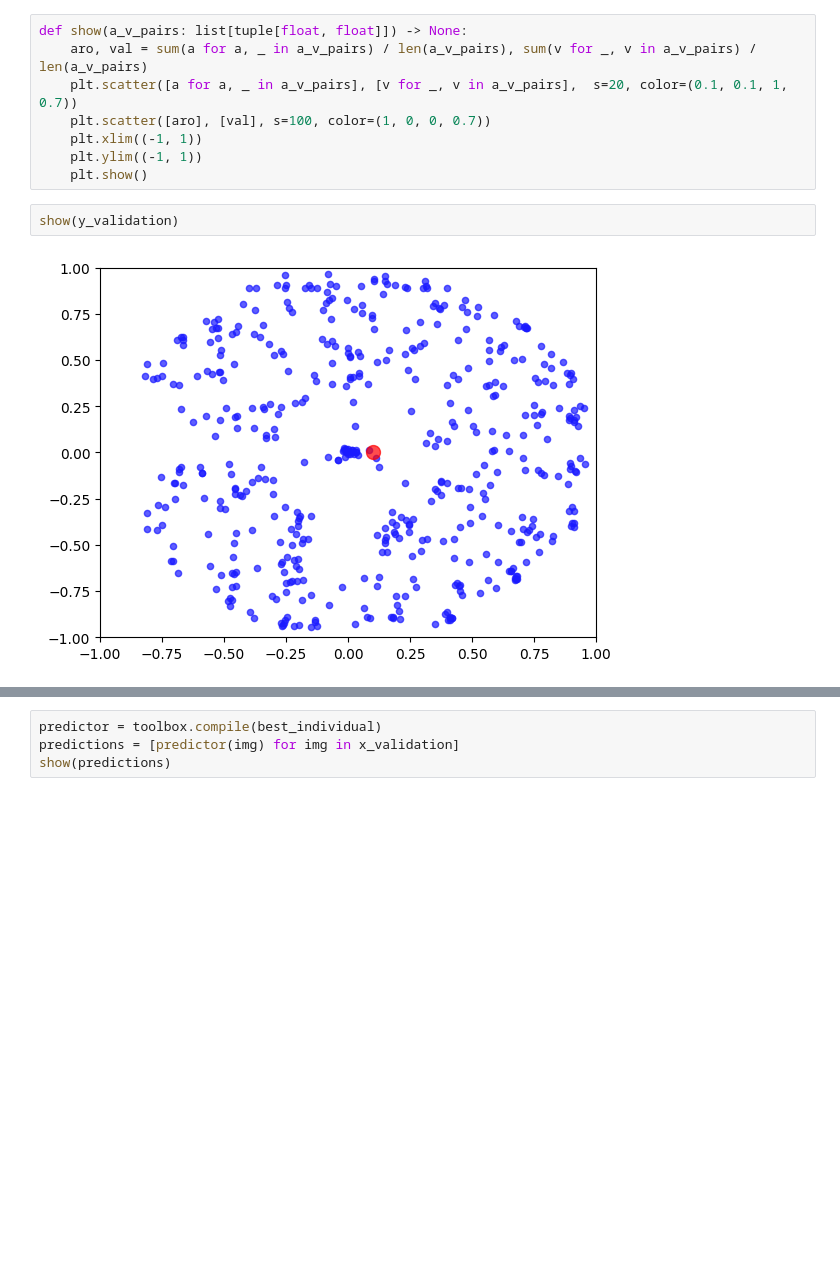
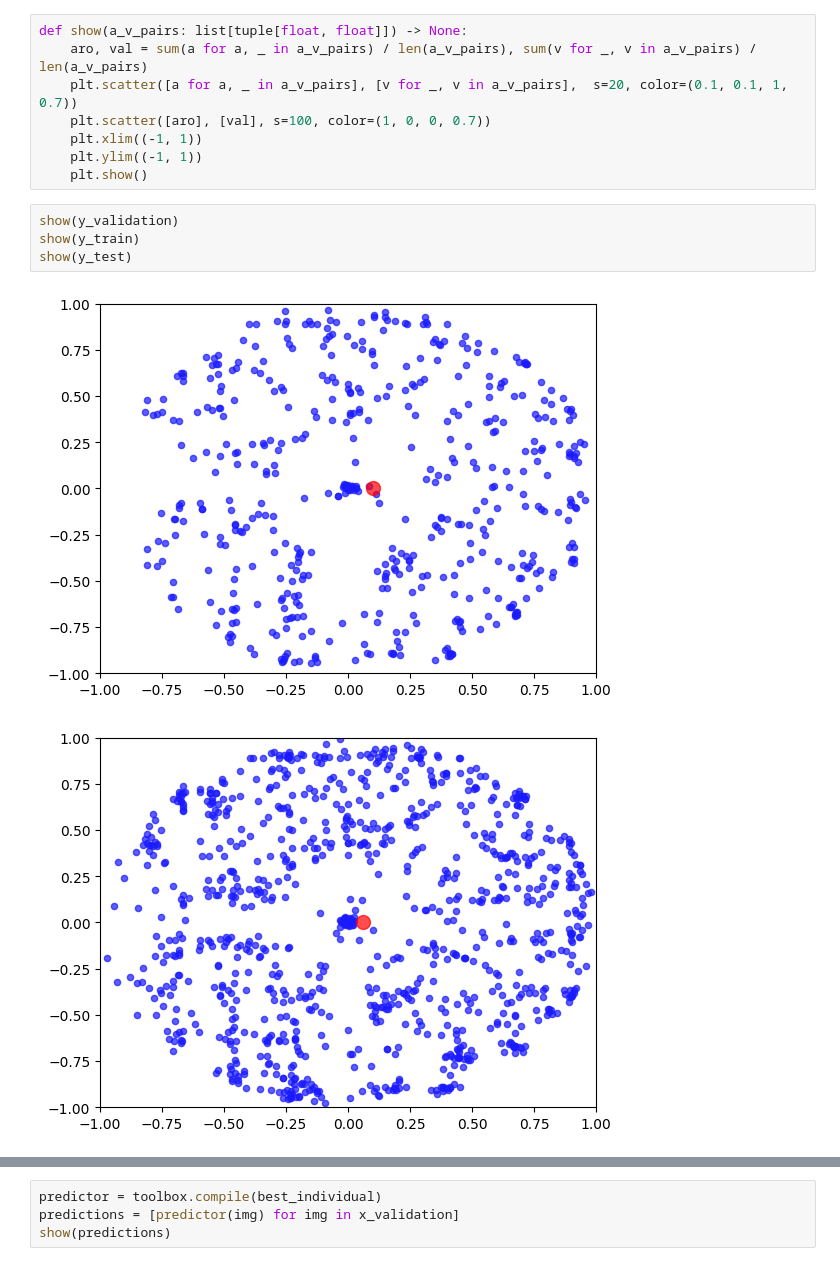
Before and after one commit to TEESDAAL/SummerResearch, a Jupyter notebook: MLGP/data_visualisation.ipynb, the cells around one changed output, grey strips where cells are left out. Saved outputs shown, nothing was run; the diff lists cells and outputs as text; blank space fills up the shorter version.

```diff
--- a/MLGP/data_visualisation.ipynb
+++ b/MLGP/data_visualisation.ipynb
@@ -94,5 +96,8 @@ def show(a_v_pairs: list[tuple[float, float]]) -> None:
     plt.show()
 # %%
 show(y_validation)
+show(y_train)
+show(y_test)
 # %% [output]
 [figure]
+[figure, added]
```
Also changed, not shown: parts of 6 cells of this notebook, 50 other files.
